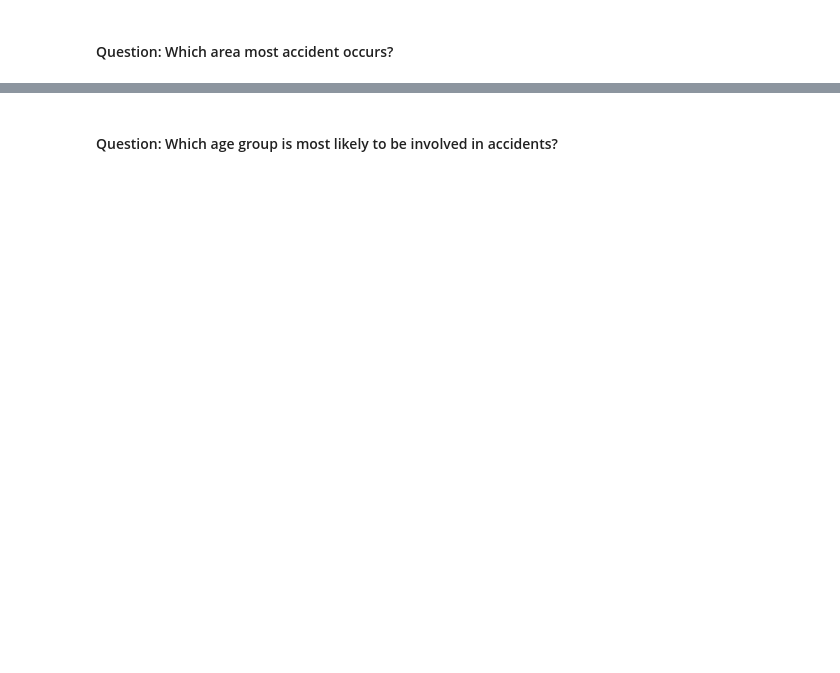
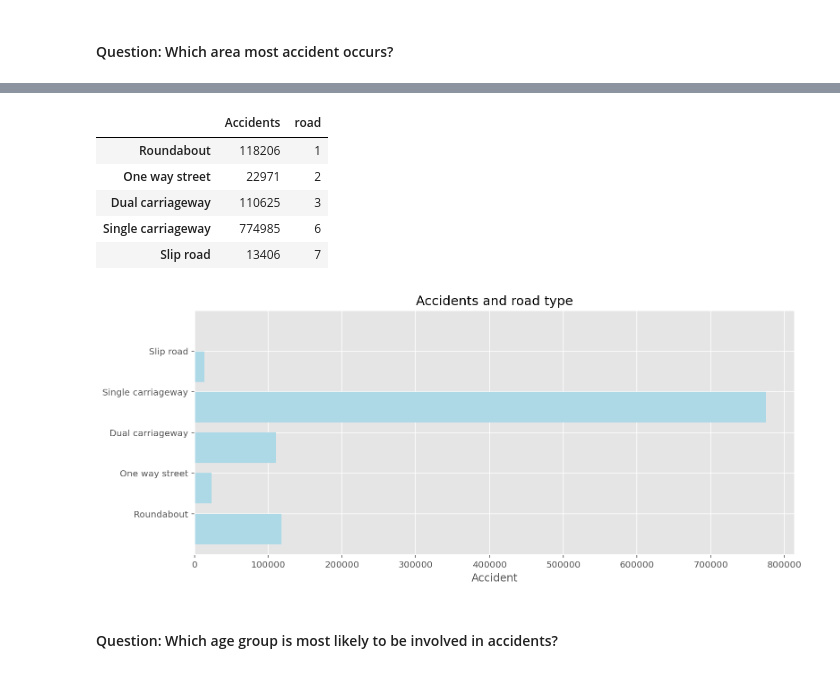
Before and after one commit to Astudent35/UK_traffic, a Jupyter notebook: traffic_analysis.ipynb, the cells around one changed output, grey strips where cells are left out. Saved outputs shown, nothing was run; the diff lists cells and outputs as text; code cells hidden in the pictures; blank space fills up the shorter version.

```diff
--- a/traffic_analysis.ipynb
+++ b/traffic_analysis.ipynb
@@ -61,2 +89,22 @@ Text(0.5, 0, 'Years')
+# %%
+road = acc_df[acc_df.Road_Type!=9]
+
+road1 = road.loc[:, 'Road_Type'].groupby(road['Road_Type']).count()
+
+road = pd.DataFrame(data=road1)
+road['road'] = road.index
+road.columns = ['Accidents', 'road']
+road.index = ['Roundabout','One way street','Dual carriageway','Single carriageway','Slip road']
+road.plot(kind='barh',  title='Accidents and road type', figsize=(12,5), legend=False, color='lightblue', alpha=1, width=1.5)
+plt.xlabel('Accident')
+road.head()
+# %% [output]
+|  | Accidents | road |
+| Roundabout | 118206 | 1 |
+| One way street | 22971 | 2 |
+| Dual carriageway | 110625 | 3 |
+| Single carriageway | 774985 | 6 |
+| Slip road | 13406 | 7 |
+[figure, added]
 # %% [markdown]
 #### Question: Which age group is most likely to be involved in accidents?
```
Also changed, not shown: parts of 19 cells of this notebook.
